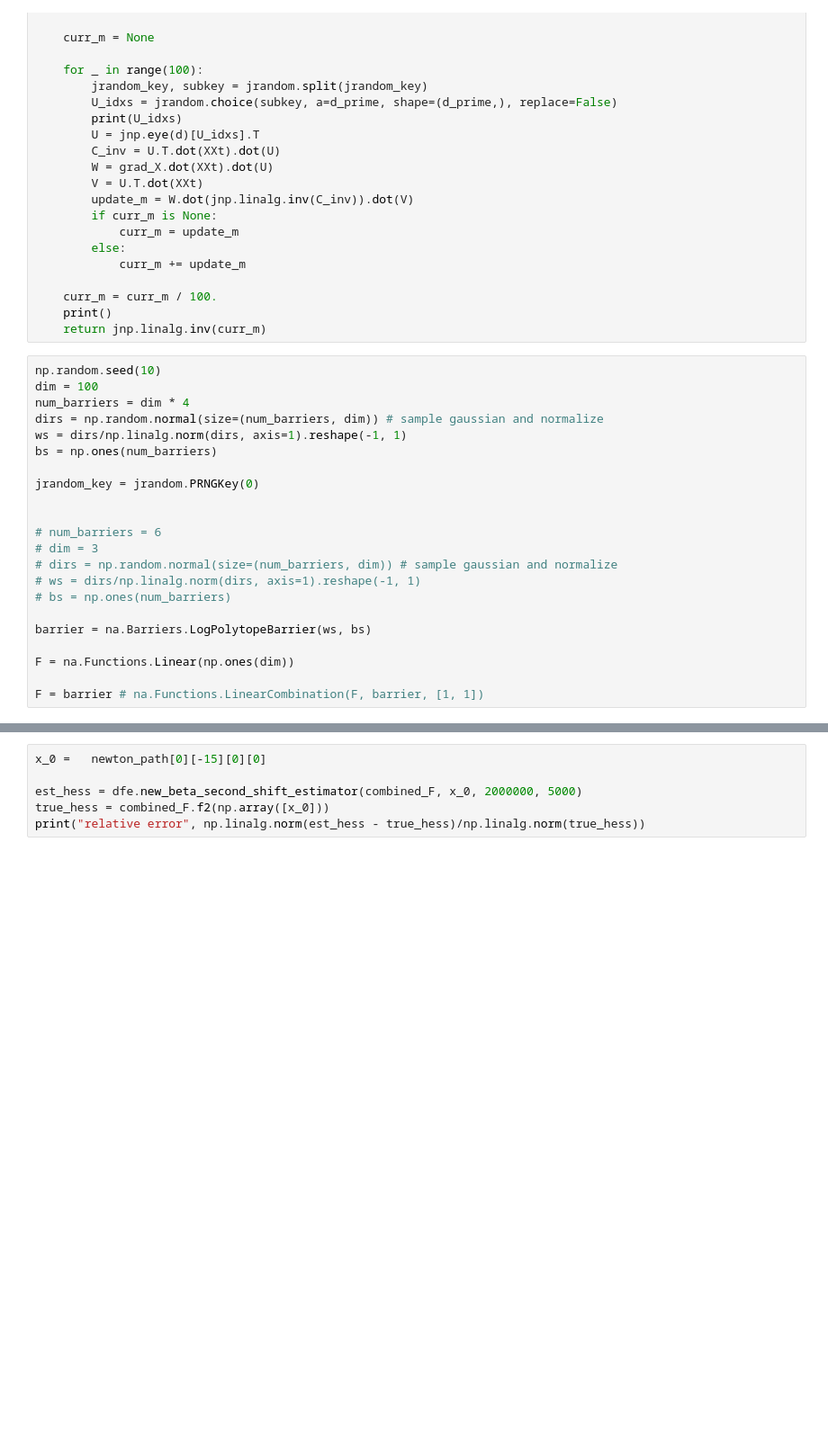
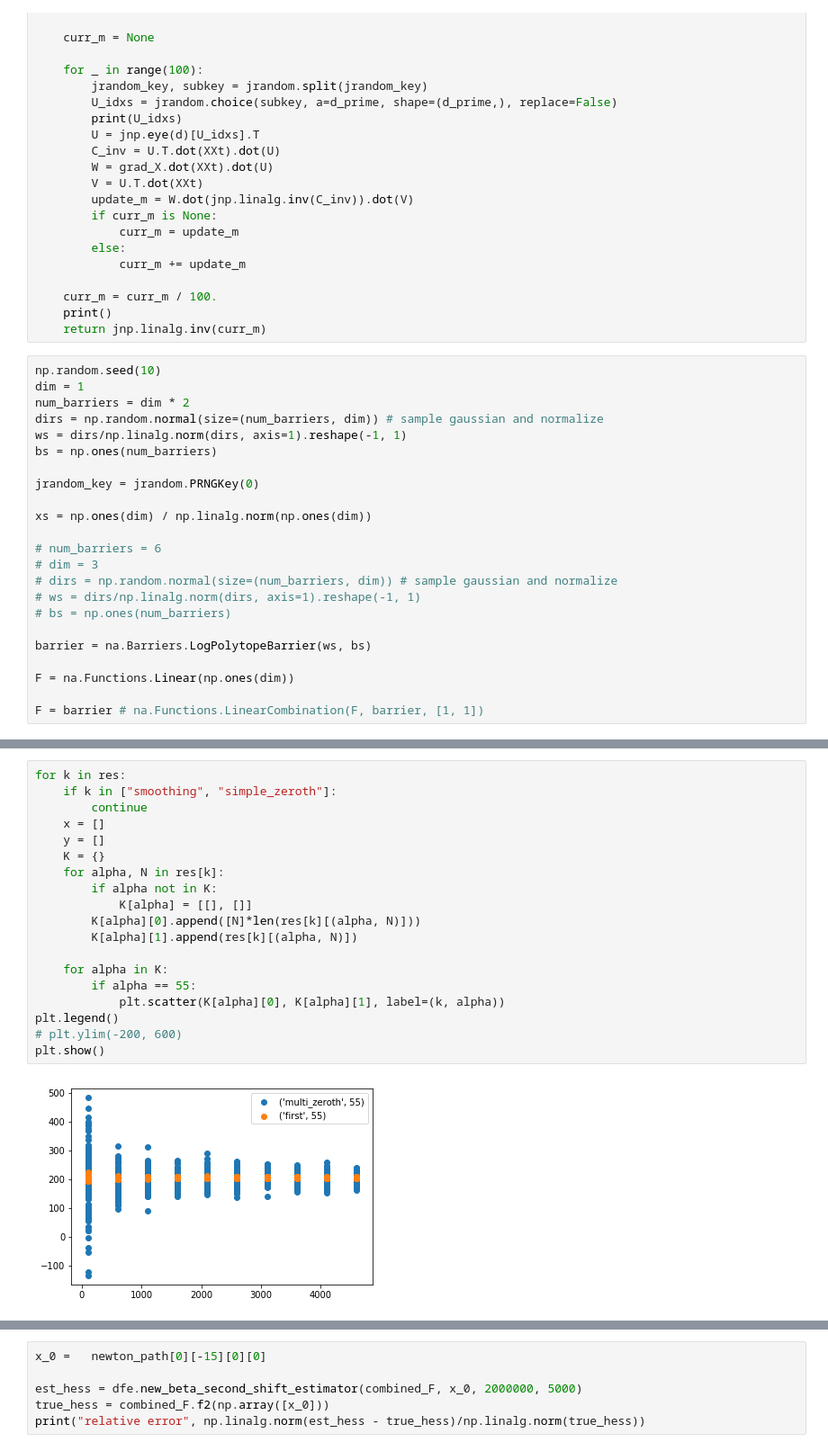
Before and after one commit to daniellengyel/new_adventure, a Jupyter notebook: notebooks/new_shift_est.ipynb, the cells around one changed output, grey strips where cells are left out. Shown at 90% size. Cells and saved outputs as stored; diff of their text form; blank space fills up the shorter version.

```diff
--- a/notebooks/new_shift_est.ipynb
+++ b/notebooks/new_shift_est.ipynb
@@ -133,14 +136,15 @@ def test_multilevel(F, x_0, alpha, N, d_prime, jrandom_key):
     return jnp.linalg.inv(curr_m)
 # %%
 np.random.seed(10)
-dim = 100
-num_barriers = dim * 4
+dim = 1
+num_barriers = dim * 2
 dirs = np.random.normal(size=(num_barriers, dim)) # sample gaussian and normalize
 ws = dirs/np.linalg.norm(dirs, axis=1).reshape(-1, 1)
 bs = np.ones(num_barriers)
 
 jrandom_key = jrandom.PRNGKey(0)
 
+xs = np.ones(dim) / np.linalg.norm(np.ones(dim))
 
 # num_barriers = 6
 # dim = 3
@@ -157,0 +264,21 @@ W0616 00:51:57.932610 4472995328 xla_bridge.py:143] No GPU/TPU found, falling ba
+# %%
+for k in res:
+    if k in ["smoothing", "simple_zeroth"]:
+        continue
+    x = []
+    y = []
+    K = {}
+    for alpha, N in res[k]:
+        if alpha not in K:
+            K[alpha] = [[], []]
+        K[alpha][0].append([N]*len(res[k][(alpha, N)]))
+        K[alpha][1].append(res[k][(alpha, N)])
+
+    for alpha in K:
+        if alpha == 55:
+            plt.scatter(K[alpha][0], K[alpha][1], label=(k, alpha))
+plt.legend()
+# plt.ylim(-200, 600)
+plt.show()
+# %% [output]
+[figure, added]
```
Also changed, not shown: parts of 17 cells of this notebook, 9 other files.
